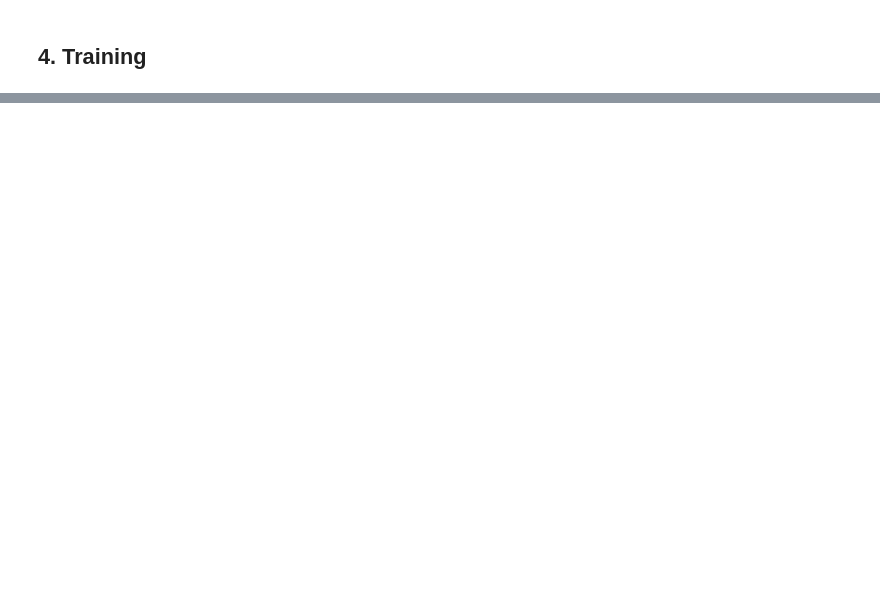
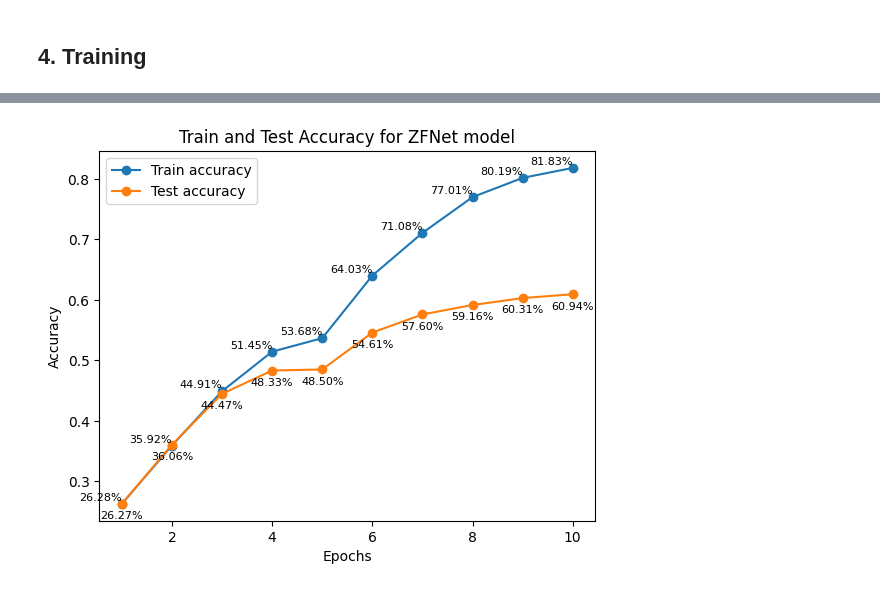
Before and after one commit to sprince0031/UL_Masters, a Jupyter notebook: SEM_2/CS6482-Deep_Reinforcement_Learning/Assignment1/CS6482-Assign1-23007575-23052058.ipynb, the cells around one changed output, grey strips where cells are left out. Saved outputs shown, nothing was run; the diff lists cells and outputs as text; code cells hidden in the pictures; blank space fills up the shorter version.

```diff
--- a/SEM_2/CS6482-Deep_Reinforcement_Learning/Assignment1/CS6482-Assign1-23007575-23052058.ipynb
+++ b/SEM_2/CS6482-Deep_Reinforcement_Learning/Assignment1/CS6482-Assign1-23007575-23052058.ipynb
@@ -411,0 +418,13 @@ def train_loop(train_dataloader, test_dataloader, model, loss_fn, optimizer, epo
+# %%
+# Defining data and plot params
+epochRange = range(1, epochs+1)
+accuracyDataList = [(train_accuracy, {'label': 'Train accuracy', 'displayOffset': 0.005,
+                                      'decimalPlaces': 2, 'displayPercent': True, 'ha': 'right'}),
+                (test_accuracy, {'label': 'Test accuracy', 'displayOffset': -0.025,
+                                 'decimalPlaces': 2, 'displayPercent': True})]
+plotTitle = 'Train and Test Accuracy for ZFNet model'
+
+# Calling my custom util function to plot accuracy data
+plotMetrics(accuracyDataList, epochRange, xlabel='Epochs', ylabel='Accuracy', title=plotTitle, legend=True)
+# %% [output]
+[figure, added]
```
Also changed, not shown: parts of 34 cells of this notebook, 1 other file.
